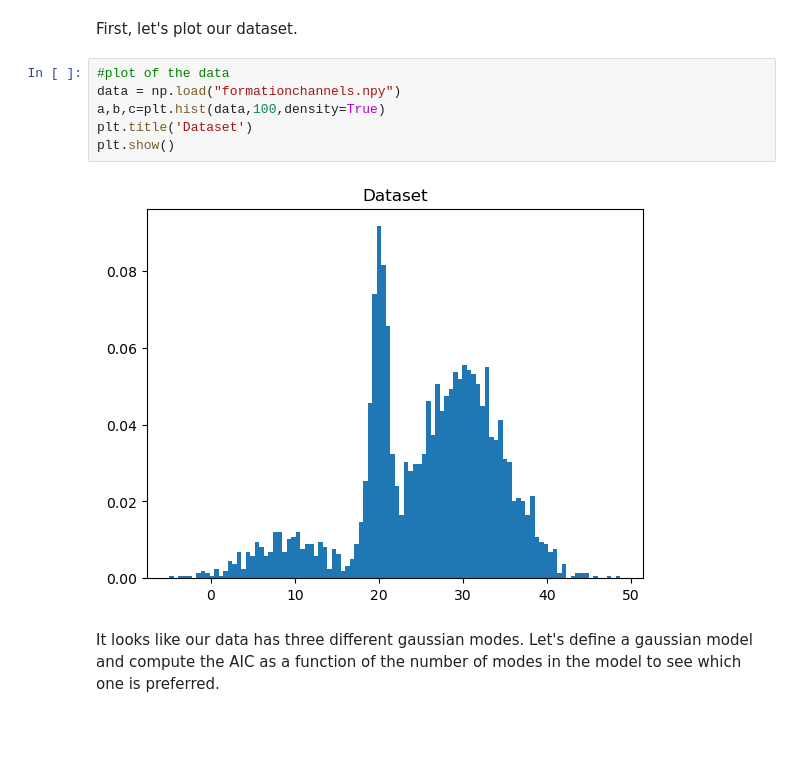
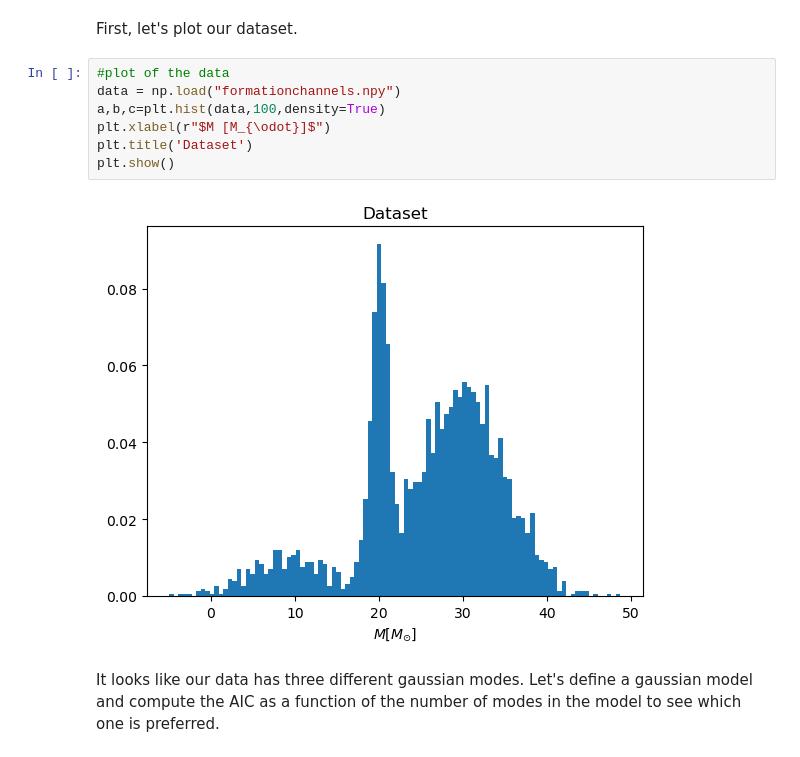
Before and after one commit to Giulia-Foroni/astrostatistics, a Jupyter notebook: lez6/BH.ipynb, the cells around one changed output. Drawn from its saved outputs; the diff is of its cells as text; blank space fills up the shorter version.

```diff
--- a/lez6/BH.ipynb
+++ b/lez6/BH.ipynb
@@ -22,11 +22,12 @@ First, let's plot our dataset.
 # %%
 #plot of the data
 data = np.load("formationchannels.npy")
 a,b,c=plt.hist(data,100,density=True)
+plt.xlabel(r"$M [M_{\odot}]$")
 plt.title('Dataset')
 plt.show()
 # %% [output]
-[figure, old version]
+[figure, new version]
 # %% [markdown]
 It looks like our data has three different gaussian modes. Let's define a gaussian model and compute the AIC as a function of the number of modes in the model to see which one is preferred.
 # %%
```
Also changed, not shown: parts of 2 cells of this notebook.
